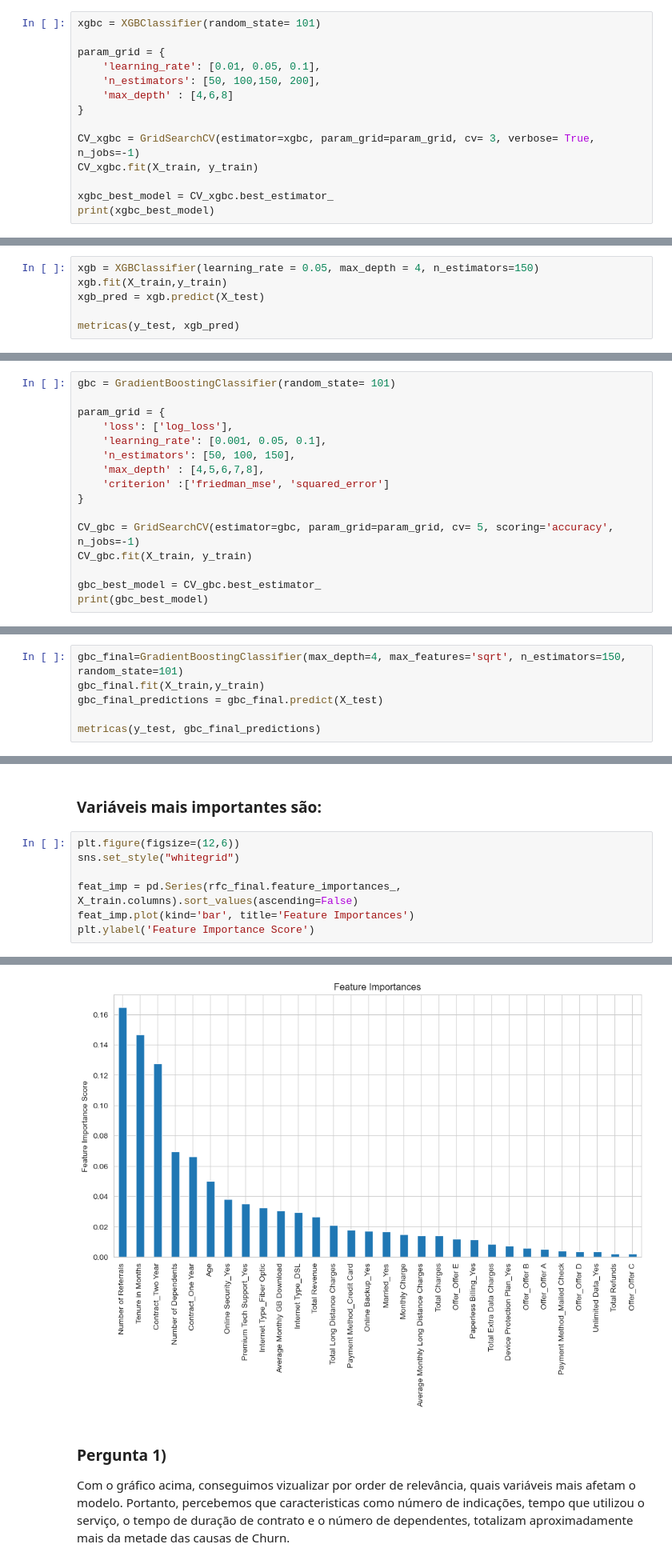
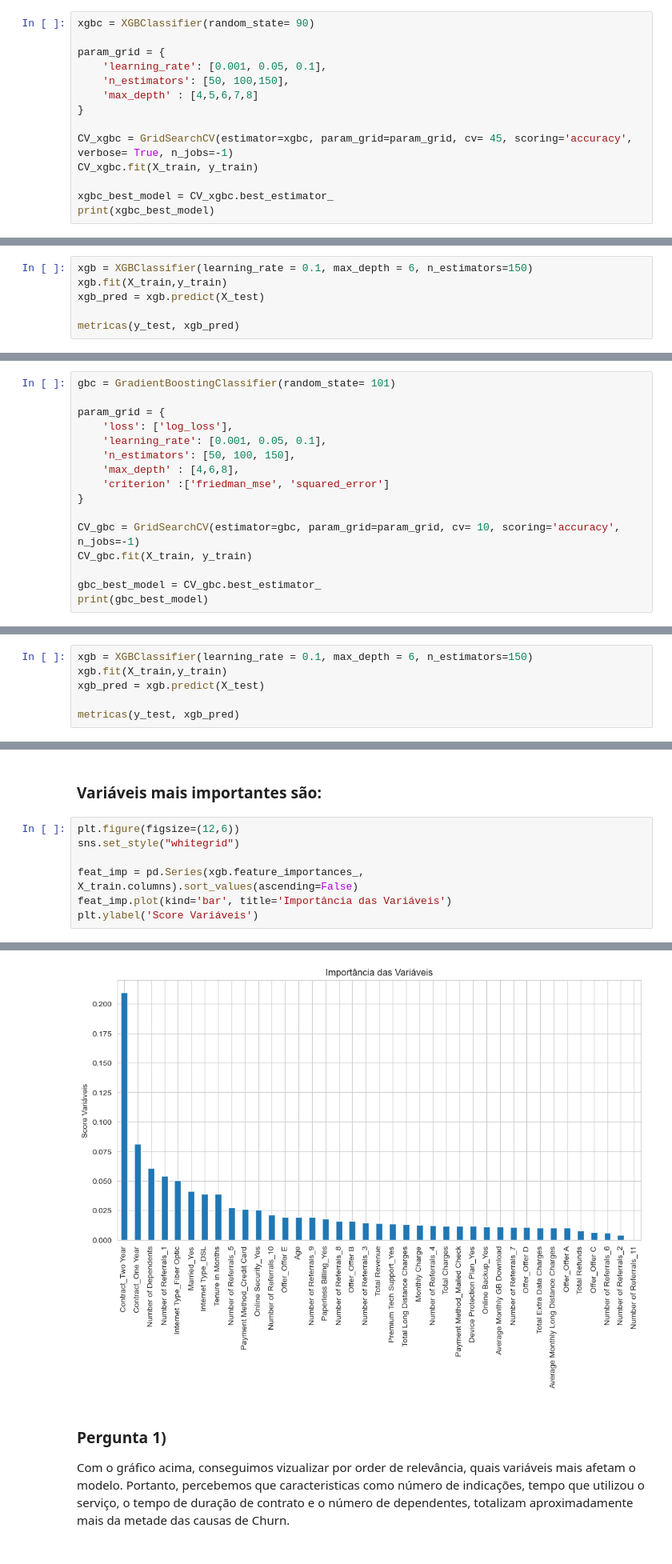
Before and after one commit to Passaret/Case-Churn, a Jupyter notebook: Customer_Churn_Prediction.ipynb, the cells around one changed output, grey strips where cells are left out. Shown at 80% size. Drawn from its saved outputs; the diff is of its cells as text.

```diff
--- a/Customer_Churn_Prediction.ipynb
+++ b/Customer_Churn_Prediction.ipynb
@@ -1504,15 +1492,15 @@ weighted avg       0.70      0.71      0.70      1451
 # %% [markdown]
 ##### Achando os melhores parâmetros
 # %%
-xgbc = XGBClassifier(random_state= 101)
+xgbc = XGBClassifier(random_state= 90)
 
 param_grid = {
-    'learning_rate': [0.01, 0.05, 0.1],
-    'n_estimators': [50, 100,150, 200],
-    'max_depth' : [4,6,8]
+    'learning_rate': [0.001, 0.05, 0.1],
+    'n_estimators': [50, 100,150],
+    'max_depth' : [4,5,6,7,8]
 }
 
-CV_xgbc = GridSearchCV(estimator=xgbc, param_grid=param_grid, cv= 3, verbose= True, n_jobs=-1)
+CV_xgbc = GridSearchCV(estimator=xgbc, param_grid=param_grid, cv= 45, scoring='accuracy', verbose= True, n_jobs=-1)
 CV_xgbc.fit(X_train, y_train)
 
 xgbc_best_model = CV_xgbc.best_estimator_
@@ -1533,7 +1521,7 @@ XGBClassifier(base_score=None, booster=None, callbacks=None,
 # %% [markdown]
 ##### Modelo final
 # %%
-xgb = XGBClassifier(learning_rate = 0.05, max_depth = 4, n_estimators=150)
+xgb = XGBClassifier(learning_rate = 0.1, max_depth = 6, n_estimators=150)
 xgb.fit(X_train,y_train)
 xgb_pred = xgb.predict(X_test)
 
@@ -1569,11 +1557,11 @@ param_grid = {
     'loss': ['log_loss'],
     'learning_rate': [0.001, 0.05, 0.1],
     'n_estimators': [50, 100, 150],
-    'max_depth' : [4,5,6,7,8],
+    'max_depth' : [4,6,8],
     'criterion' :['friedman_mse', 'squared_error']
 }
 
-CV_gbc = GridSearchCV(estimator=gbc, param_grid=param_grid, cv= 5, scoring='accuracy', n_jobs=-1)
+CV_gbc = GridSearchCV(estimator=gbc, param_grid=param_grid, cv= 10, scoring='accuracy', n_jobs=-1)
 CV_gbc.fit(X_train, y_train)
 
 gbc_best_model = CV_gbc.best_estimator_
@@ -1613,9 +1601,9 @@ weighted avg       0.80      0.80      0.80      1451
 # %%
-gbc_final=GradientBoostingClassifier(max_depth=4, max_features='sqrt', n_estimators=150, random_state=101)
-gbc_final.fit(X_train,y_train)
-gbc_final_predictions = gbc_final.predict(X_test)
+xgb = XGBClassifier(learning_rate = 0.1, max_depth = 6, n_estimators=150)
+xgb.fit(X_train,y_train)
+xgb_pred = xgb.predict(X_test)
 
-metricas(y_test, gbc_final_predictions)
+metricas(y_test, xgb_pred)
 # %% [output]
   Relatório de classificação:
                precision    recall  f1-score   support
@@ -1642,7 +1630,7 @@ weighted avg       0.80      0.81      0.80      1451
 plt.figure(figsize=(12,6))
 sns.set_style("whitegrid")
 
-feat_imp = pd.Series(rfc_final.feature_importances_, X_train.columns).sort_values(ascending=False)
-feat_imp.plot(kind='bar', title='Feature Importances')
-plt.ylabel('Feature Importance Score')
+feat_imp = pd.Series(xgb.feature_importances_, X_train.columns).sort_values(ascending=False)
+feat_imp.plot(kind='bar', title='Importância das Variáveis')
+plt.ylabel('Score Variáveis')
 # %% [output]
@@ -1650,4 +1638,4 @@ Text(0, 0.5, 'Feature Importance Score')
-[figure, old version]
+[figure, new version]
 # %% [markdown]
 ### Pergunta 1)
 
```
Also changed, not shown: parts of 39 cells of this notebook.
